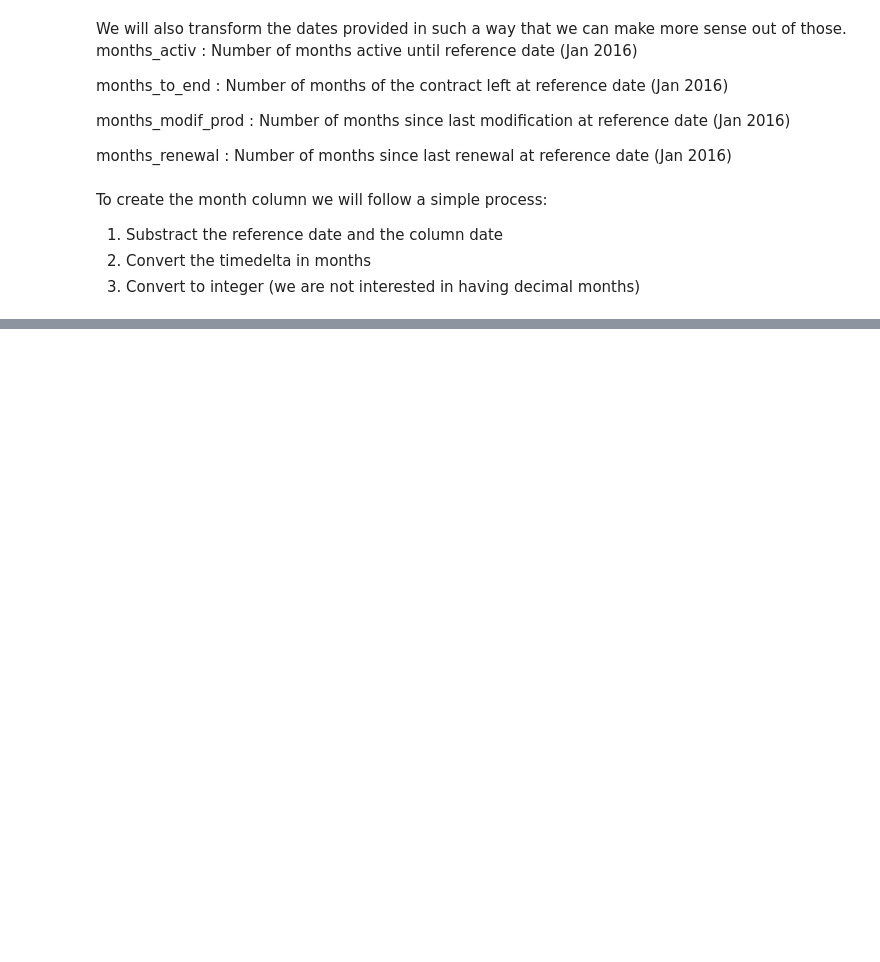
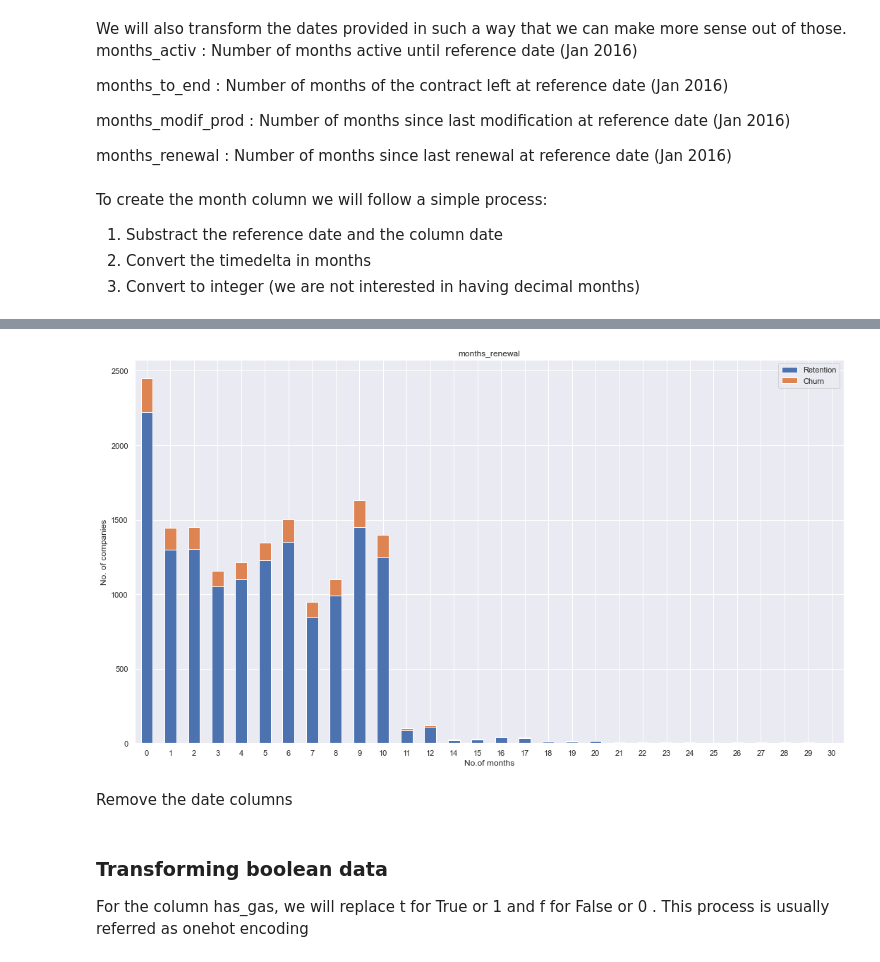
Before and after one commit to YiranXu/Data_Science_Projects, a Jupyter notebook: BCG_datascience_virtual_experience/Feature Engineering solution.ipynb, the cells around one changed output, grey strips where cells are left out. Saved outputs shown, nothing was run; the diff lists cells and outputs as text; code cells hidden in the pictures; blank space fills up the shorter version.

```diff
--- a/BCG_datascience_virtual_experience/Feature Engineering solution.ipynb
+++ b/BCG_datascience_virtual_experience/Feature Engineering solution.ipynb
@@ -169,0 +209,6 @@ def plot_churn_by_month(dataframe,column,fontsize_=11):
+# %%
+plot_churn_by_month(train, "months_renewal")
+# %% [output]
+[figure, added]
+# %% [markdown]
+Remove the date columns
@@ -169,0 +217,3 @@ def plot_churn_by_month(dataframe,column,fontsize_=11):
+# %% [markdown]
+### Transforming boolean data
+For the column has_gas, we will replace t for True or 1 and f for False or 0 . This process is usually referred as onehot encoding
```
Also changed, not shown: parts of 78 cells of this notebook.
